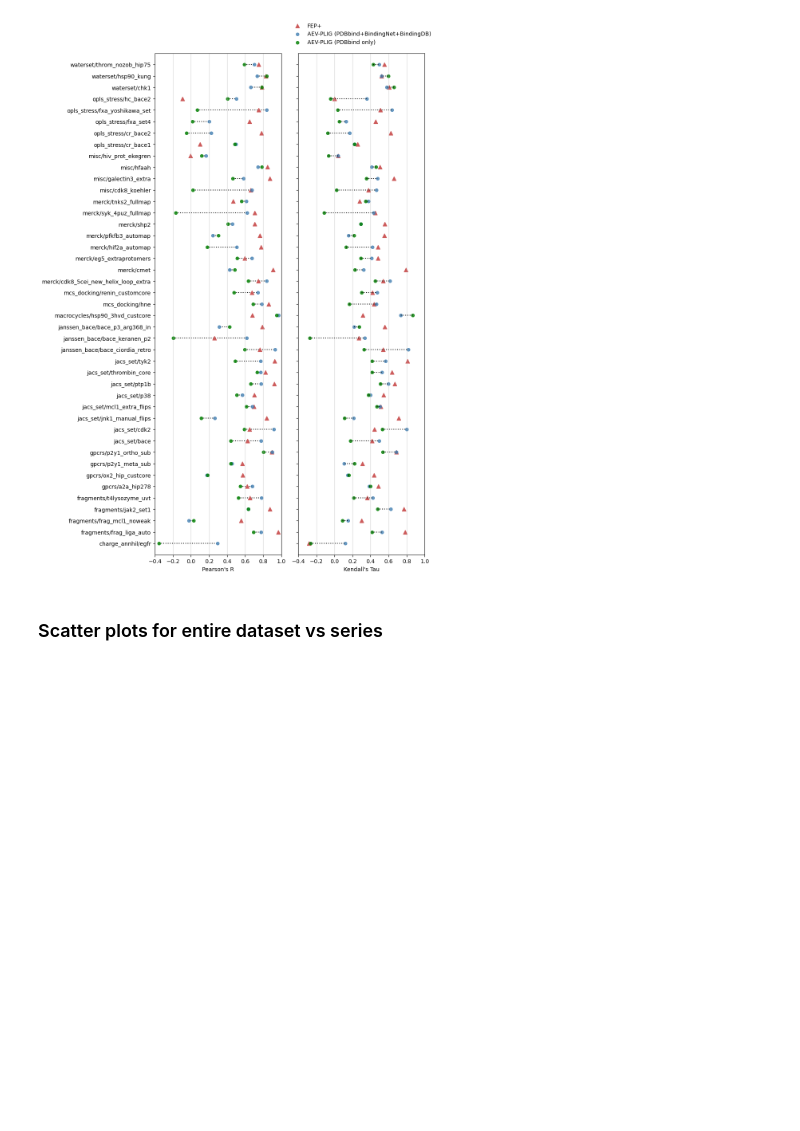
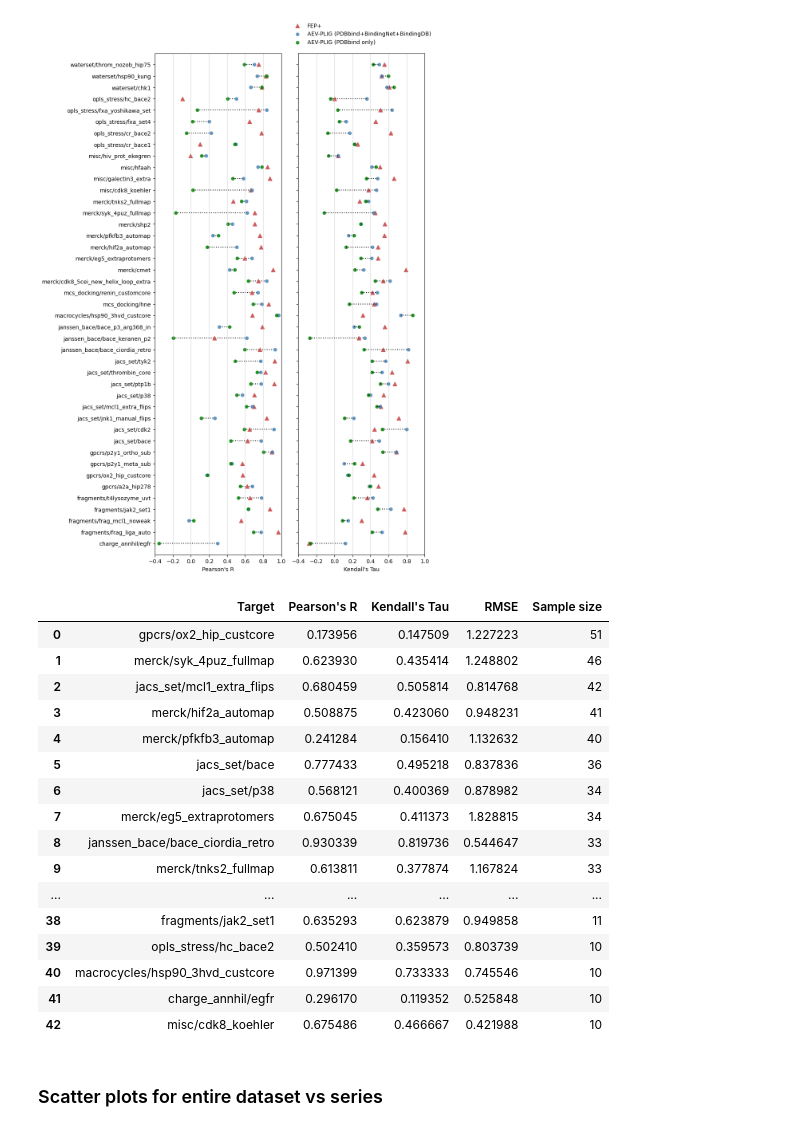
Before and after one commit to matthewtwarren/aev-plig-paper, a Jupyter notebook: figures/AEV-PLIG_figures.ipynb, the cells around one changed output. Drawn from its saved outputs; the diff is of its cells as text; code cells hidden in the pictures; blank space fills up the shorter version.

```diff
--- a/figures/AEV-PLIG_figures.ipynb
+++ b/figures/AEV-PLIG_figures.ipynb
@@ -1060,6 +1088,26 @@ plot_dot_plot(
 )
 # %% [output]
 [figure]
+# %%
+performance_aevplig
+# %% [output]
+|  | Target | Pearson's R | Kendall's Tau | RMSE | Sample size |
+| 0 | gpcrs/ox2_hip_custcore | 0.173956 | 0.147509 | 1.227223 | 51 |
+| 1 | merck/syk_4puz_fullmap | 0.623930 | 0.435414 | 1.248802 | 46 |
+| 2 | jacs_set/mcl1_extra_flips | 0.680459 | 0.505814 | 0.814768 | 42 |
+| 3 | merck/hif2a_automap | 0.508875 | 0.423060 | 0.948231 | 41 |
+| 4 | merck/pfkfb3_automap | 0.241284 | 0.156410 | 1.132632 | 40 |
+| 5 | jacs_set/bace | 0.777433 | 0.495218 | 0.837836 | 36 |
+| 6 | jacs_set/p38 | 0.568121 | 0.400369 | 0.878982 | 34 |
+| 7 | merck/eg5_extraprotomers | 0.675045 | 0.411373 | 1.828815 | 34 |
+| 8 | janssen_bace/bace_ciordia_retro | 0.930339 | 0.819736 | 0.544647 | 33 |
+| 9 | merck/tnks2_fullmap | 0.613811 | 0.377874 | 1.167824 | 33 |
+| ... | ... | ... | ... | ... | ... |
+| 38 | fragments/jak2_set1 | 0.635293 | 0.623879 | 0.949858 | 11 |
+| 39 | opls_stress/hc_bace2 | 0.502410 | 0.359573 | 0.803739 | 10 |
+| 40 | macrocycles/hsp90_3hvd_custcore | 0.971399 | 0.733333 | 0.745546 | 10 |
+| 41 | charge_annhil/egfr | 0.296170 | 0.119352 | 0.525848 | 10 |
+| 42 | misc/cdk8_koehler | 0.675486 | 0.466667 | 0.421988 | 10 |
 # %% [markdown]
 ### Scatter plots for entire dataset vs series
 # %%
```
Also changed, not shown: parts of 4 cells of this notebook, 3 other files.
